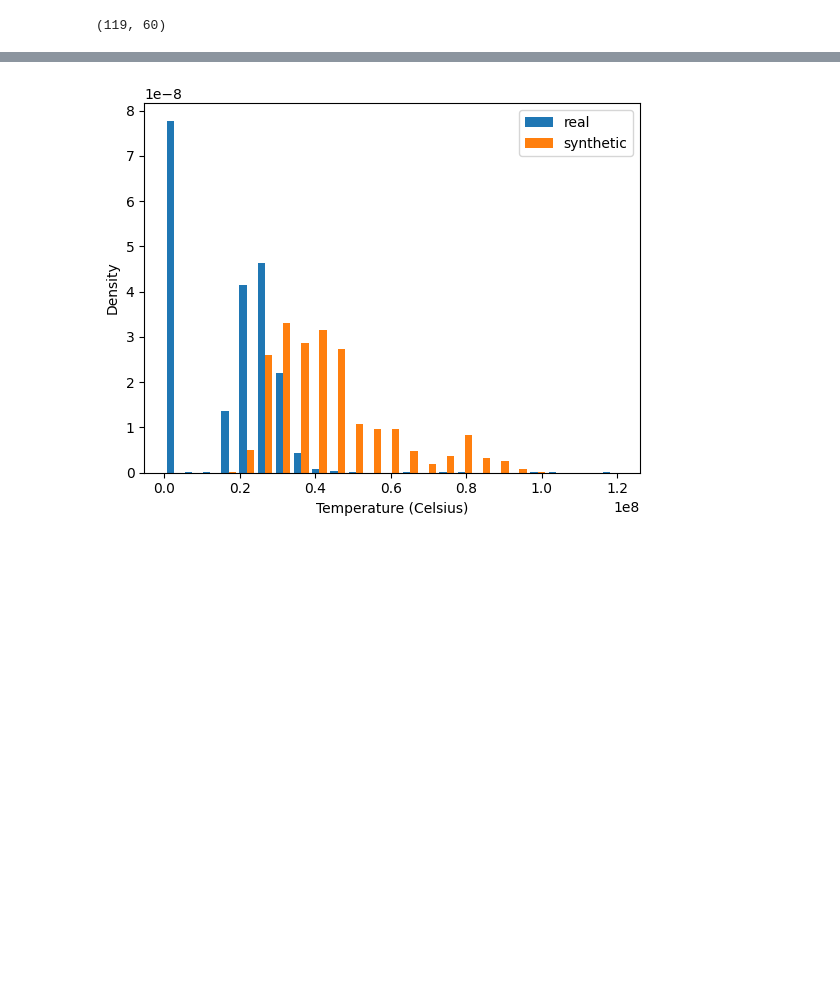
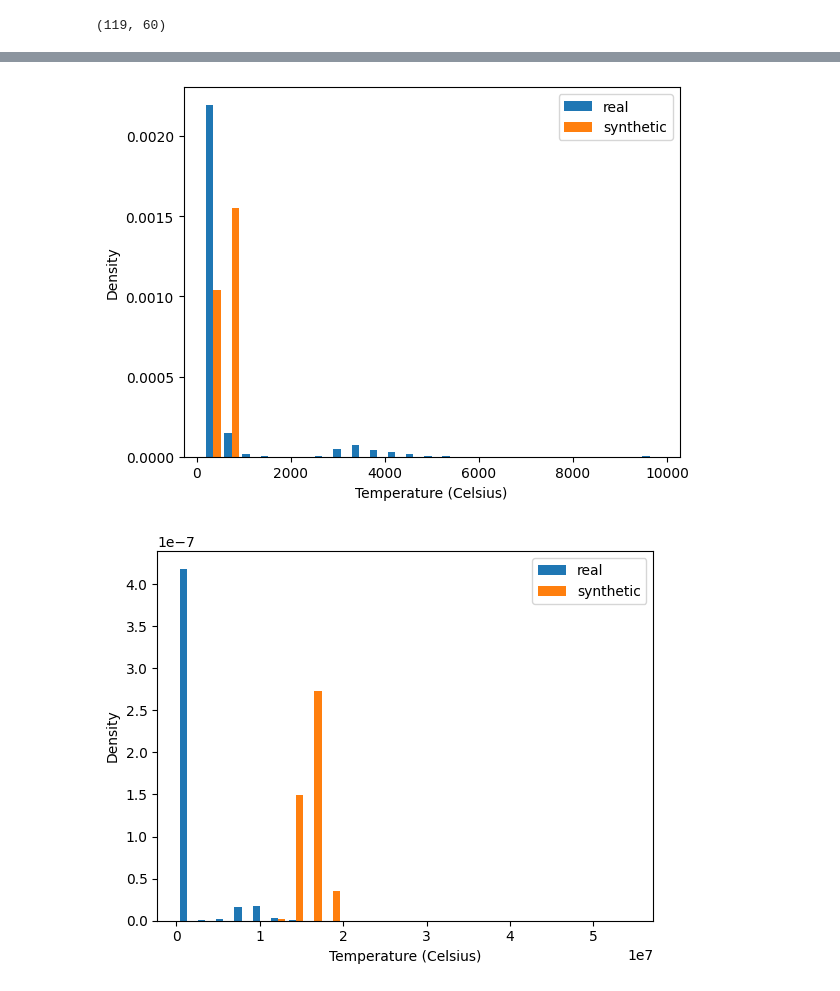
Before and after one commit to lian333/thesis, a Jupyter notebook: syntheic_data/timeseries_dgan.ipynb, the cells around one changed output, grey strips where cells are left out. Drawn from its saved outputs; the diff is of its cells as text; code cells hidden in the pictures; blank space fills up the shorter version.

```diff
--- a/syntheic_data/timeseries_dgan.ipynb
+++ b/syntheic_data/timeseries_dgan.ipynb
@@ -286,6 +317,10 @@ model.train_numpy(
 # %%
-_,synthetic_features = model.generate_numpy(50)
+_,synthetic_features = model.generate_numpy(500)
 # %%
 synthetic_features=np.array(synthetic_features)
 synthetic_features.shape
+# save the synthetic data as pickle file
+import pickle
+with open('synthetic_data.pkl', 'wb') as f:
+    pickle.dump(synthetic_features, f)
 # %% [output]
@@ -292,0 +332,3 @@ synthetic_features.shape
+# %%
+final=synthetic_features[:400]
+final.shape
@@ -292,0 +337,5 @@ synthetic_features.shape
+# %%
+import pickle
+# Load the synthetic data
+with open('synthetic_data.pkl', 'rb') as f:
+    synthetic_features = pickle.load(f)
@@ -430,14 +561,24 @@ synthetic_features.shape
 # %%
 # Compare distribution of T_out values
-plt.hist([final[:,:,1].flatten(), synthetic_features[:,:,1].flatten()],
-         label=["real", "synthetic"],
-         bins=25,
-         density=True)
-plt.legend()
-plt.xlabel("Temperature (Celsius)")
-plt.ylabel("Density")
-plt.show()
+for i in range(synthetic_features.shape[-1]):
+    plt.hist([final[2,:,i].flatten(), synthetic_features[2,:,i].flatten()],
+             label=["real", "synthetic"],
+             bins=25,
+             density=True)
+    plt.legend()
+    plt.xlabel("Temperature (Celsius)")
+    plt.ylabel("Density")
+    plt.show()
+# plt.hist([final[:,:,2].flatten(), synthetic_features[:,:,2].flatten()],
+#          label=["real", "synthetic"],
+#          bins=25,
+#          density=True)
+# plt.legend()
+# plt.xlabel("Temperature (Celsius)")
+# plt.ylabel("Density")
+# plt.show()
 
 # Temperature distribution for T_out is similar
 # %% [output]
-[figure, old version]
+[figure, new version]
+[figure, added]
```
Also changed, not shown: parts of 35 cells of this notebook, 11 other files.
